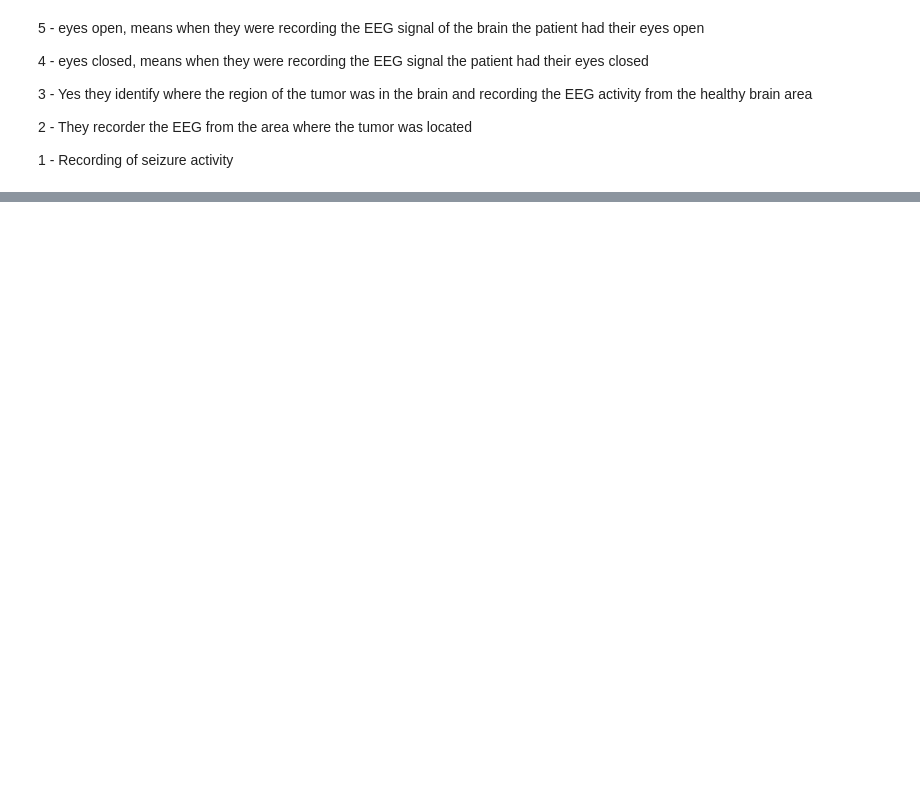
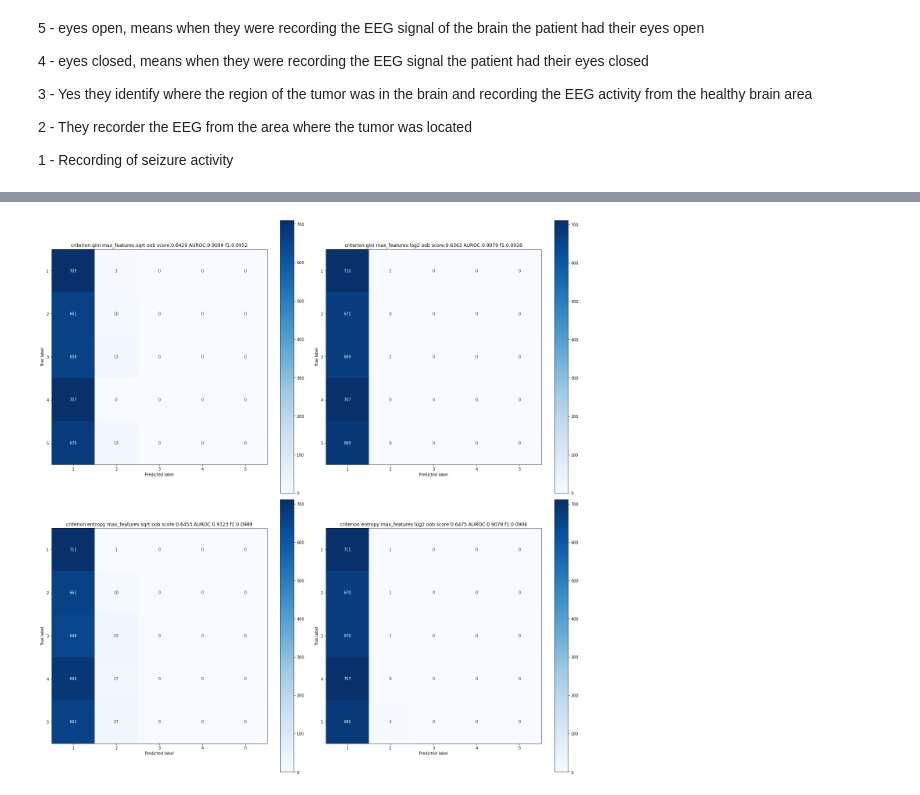
Before and after one commit to Br111t/epileptic, a Jupyter notebook: ESR_Preprocessing_Modeling.ipynb, the cells around one changed output, grey strips where cells are left out. Drawn from its saved outputs; the diff is of its cells as text; code cells hidden in the pictures; blank space fills up the shorter version.

```diff
--- a/ESR_Preprocessing_Modeling.ipynb
+++ b/ESR_Preprocessing_Modeling.ipynb
@@ -310,0 +222,40 @@ SVC F1 Score: 0.12695731801266522
+# %%
+# Random Forest hyperparemters
+criterion = ["gini","entropy"]
+
+max_features = ['sqrt', 'log2']
+# %%
+#Optimizing Random Forest
+rf_list = []
+for i in range(2):
+    for ii in range(2):
+        #  Instatiate RandomForest classifier
+        rf = RandomForestClassifier(n_estimators=100,
+                                    criterion=criterion[i],
+                                    max_depth=None,
+                                    min_samples_split=2,
+                                    max_features=max_features[ii],
+                                    bootstrap=True,
+                                    oob_score=True,
+                                    n_jobs=None,
+                                    random_state=None,
+                                    verbose=0,
+                                    warm_start=False,
+                                    class_weight='balanced',
+                                    ccp_alpha=0.0,
+                                    max_samples=None)
+
+
+        # RandomForest class probabilities
+        rf_pipe, rfy_pred, rfflat_ypred = pos_proba(rf, X_train, y_train, X_test)
+
+        oob = rf.oob_score_
+        oob_d = rf.oob_decision_function_
+
+        rf_list.append([rf,
+                        rf_pipe,
+                        rfy_pred,
+                        rfflat_ypred,
+                        oob,
+                        criterion[i],
+                        max_features[ii]])
@@ -310,0 +334,5 @@ SVC F1 Score: 0.12695731801266522
+# %%
+# Random Forest inferential
+evaluation_metrics(rf_list, 2, 2, 'rf')
+# %% [output]
+[figure, added]
```
Also changed, not shown: parts of 35 cells of this notebook.
